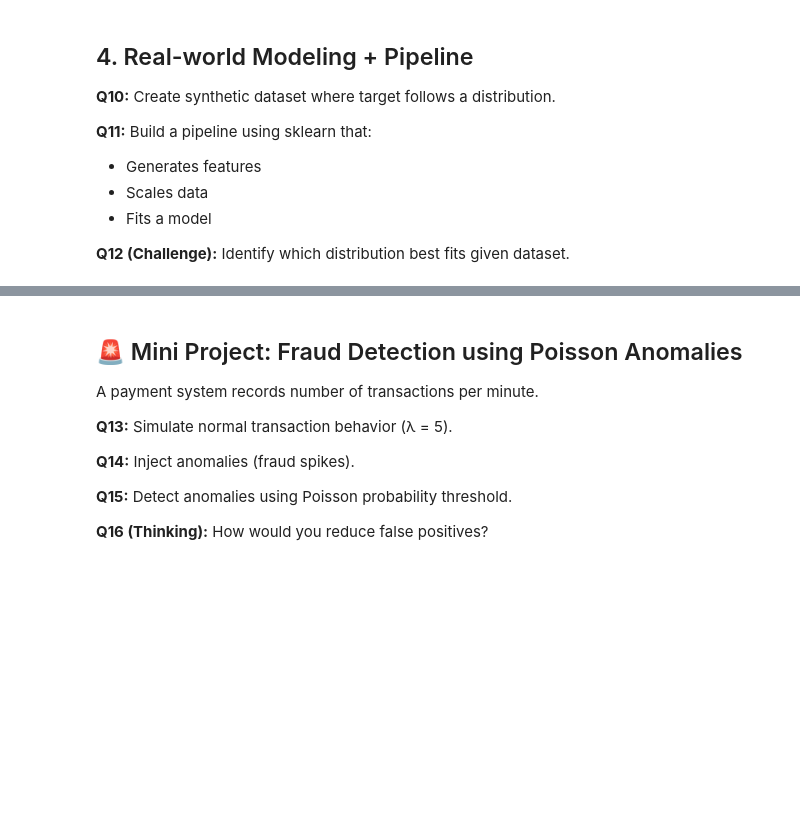
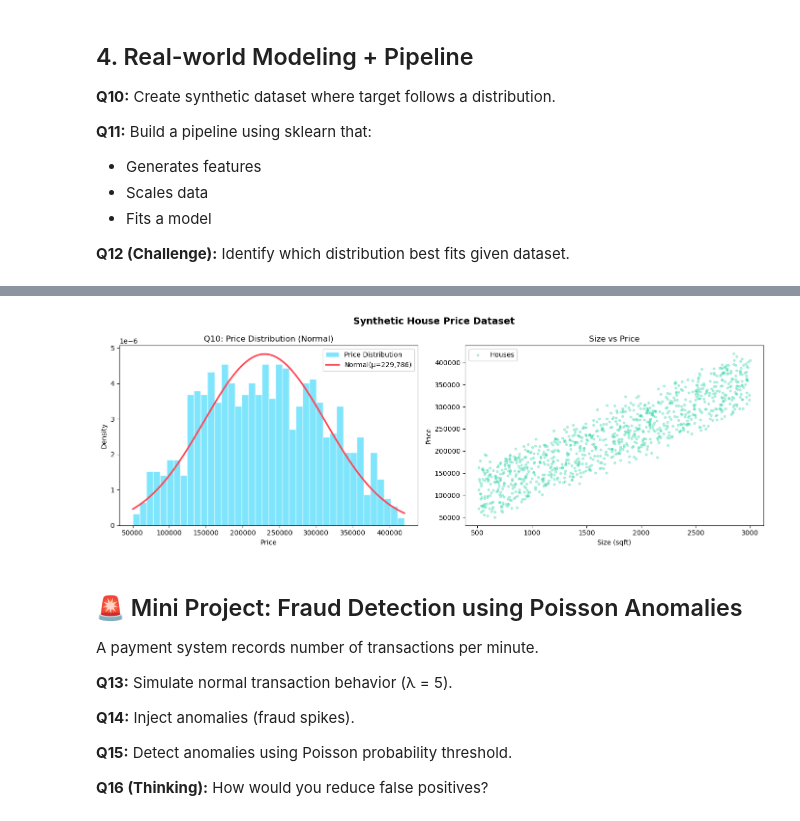
Before and after one commit to tashfeen786/AI-ML-BootCamp, a Jupyter notebook: NETSOL WORK/Week_4/probability_questions_extended.ipynb, the cells around one changed output, grey strips where cells are left out. Cells and saved outputs as stored; diff of their text form; code cells hidden in the pictures; blank space fills up the shorter version.

Commit message:
Q10 — "Create synthetic dataset where target follows a distribution. #update with complete solution

```diff
--- a/NETSOL WORK/Week_4/probability_questions_extended.ipynb
+++ b/NETSOL WORK/Week_4/probability_questions_extended.ipynb
@@ -692,3 +748,41 @@ Both same → n>=1000, p<=0.01, n*p=λ
+# %%
+# Plot
+fig, axes = plt.subplots(1, 2, figsize=(14, 5))
+
+# Plot 1: Price distribution
+axes[0].hist(df['Price'], bins=40,
+             density=True,
+             color='#48dbfb', alpha=0.7,
+             edgecolor='white',
+             label='Price Distribution')
+
+# Normal curve fit
+mu, sigma = stats.norm.fit(df['Price'])
+x = np.linspace(df['Price'].min(),
+                df['Price'].max(), 300)
+axes[0].plot(x, stats.norm.pdf(x, mu, sigma),
+             color='#ff4757', linewidth=2.5,
+             label=f'Normal(μ={mu:,.0f})')
+axes[0].set_title('Q10: Price Distribution (Normal)')
+axes[0].set_xlabel('Price')
+axes[0].set_ylabel('Density')
+axes[0].legend()
+
+# Plot 2: Size vs Price scatter
+axes[1].scatter(df['Size'], df['Price'],
+                color='#1dd1a1', alpha=0.3,
+                s=10, label='Houses')
+axes[1].set_title('Size vs Price')
+axes[1].set_xlabel('Size (sqft)')
+axes[1].set_ylabel('Price')
+axes[1].legend()
+
+plt.suptitle(' Synthetic House Price Dataset',
+             fontsize=14, fontweight='bold')
+plt.tight_layout()
+plt.show()
+# %% [output]
+[figure, added]
 # %% [markdown]
 ## 🚨 Mini Project: Fraud Detection using Poisson Anomalies
 
```
Also changed, not shown: parts of 2 cells of this notebook.
